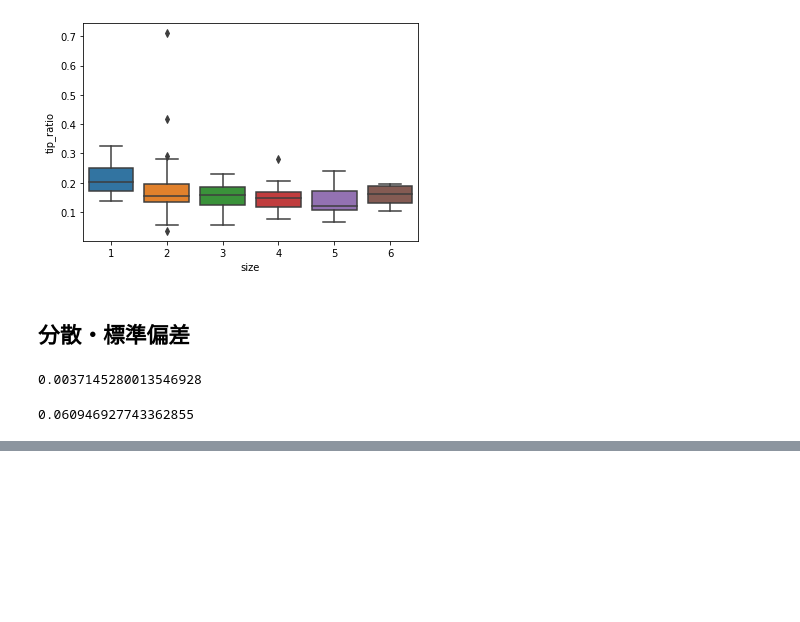
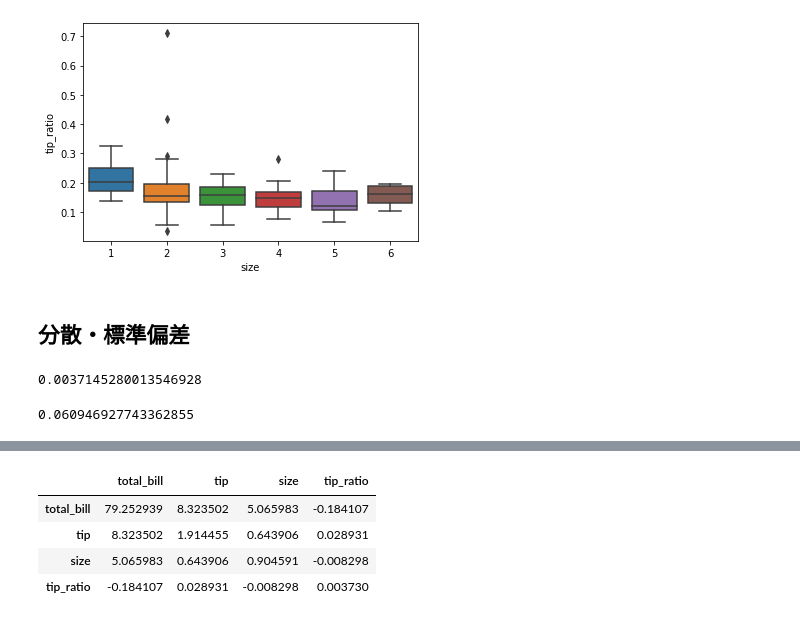
Before and after one commit to kiichiro173/statistic, a Jupyter notebook: kame講座/記述統計に関して.ipynb, the cells around one changed output, grey strips where cells are left out. Cells and saved outputs as stored; diff of their text form; code cells hidden in the pictures; blank space fills up the shorter version.

```diff
--- a/kame講座/記述統計に関して.ipynb
+++ b/kame講座/記述統計に関して.ipynb
@@ -163,0 +222,9 @@ np.std(df["tip_ratio"])
+# %%
+# 不偏分散と不偏共分散を表している。
+df.cov()
+# %% [output]
+|  | total_bill | tip | size | tip_ratio |
+| total_bill | 79.252939 | 8.323502 | 5.065983 | -0.184107 |
+| tip | 8.323502 | 1.914455 | 0.643906 | 0.028931 |
+| size | 5.065983 | 0.643906 | 0.904591 | -0.008298 |
+| tip_ratio | -0.184107 | 0.028931 | -0.008298 | 0.003730 |
```
Also changed, not shown: parts of 20 cells of this notebook.
